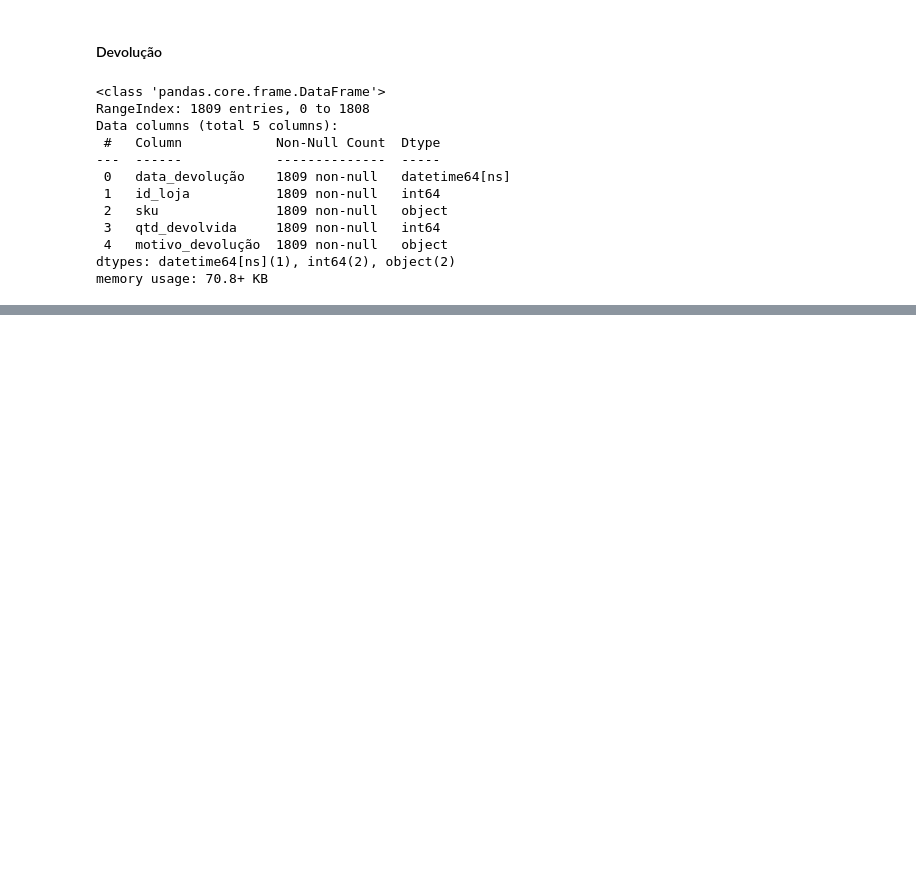
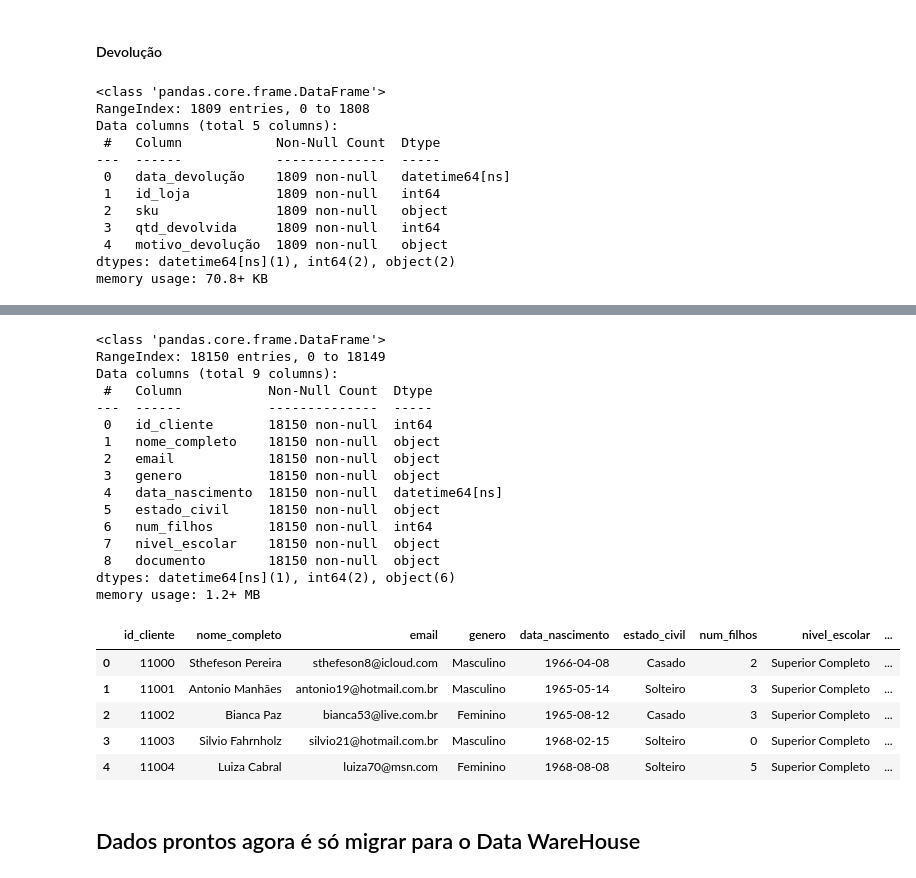
Before and after one commit to Marcelo-Kimura-Data/Projeto_01_Pipeline_CSV_SQL, a Jupyter notebook: Script_Projeto.ipynb, the cells around one changed output, grey strips where cells are left out. Saved outputs shown, nothing was run; the diff lists cells and outputs as text; code cells hidden in the pictures; blank space fills up the shorter version.

Commit message:
Commit 03
Importação para o SQL

```diff
--- a/Script_Projeto.ipynb
+++ b/Script_Projeto.ipynb
@@ -475,0 +577,28 @@ memory usage: 70.8+ KB
+# %%
+df_clientes.info()
+df_clientes.head()
+# %% [output]
+<class 'pandas.core.frame.DataFrame'>
+RangeIndex: 18150 entries, 0 to 18149
+Data columns (total 9 columns):
+ #   Column           Non-Null Count  Dtype
+---  ------           --------------  -----
+ 0   id_cliente       18150 non-null  int64
+ 1   nome_completo    18150 non-null  object
+ 2   email            18150 non-null  object
+ 3   genero           18150 non-null  object
+ 4   data_nascimento  18150 non-null  datetime64[ns]
+ 5   estado_civil     18150 non-null  object
+ 6   num_filhos       18150 non-null  int64
+ 7   nivel_escolar    18150 non-null  object
+ 8   documento        18150 non-null  object
+dtypes: datetime64[ns](1), int64(2), object(6)
+memory usage: 1.2+ MB
+|  | id_cliente | nome_completo | email | genero | data_nascimento | estado_civil | num_filhos | nivel_escolar | ... |
+| 0 | 11000 | Sthefeson Pereira | sthefeson8@icloud.com | Masculino | 1966-04-08 | Casado | 2 | Superior Completo | ... |
+| 1 | 11001 | Antonio Manhães | antonio19@hotmail.com.br | Masculino | 1965-05-14 | Solteiro | 3 | Superior Completo | ... |
+| 2 | 11002 | Bianca Paz | bianca53@live.com.br | Feminino | 1965-08-12 | Casado | 3 | Superior Completo | ... |
+| 3 | 11003 | Silvio Fahrnholz | silvio21@hotmail.com.br | Masculino | 1968-02-15 | Solteiro | 0 | Superior Completo | ... |
+| 4 | 11004 | Luiza Cabral | luiza70@msn.com | Feminino | 1968-08-08 | Solteiro | 5 | Superior Completo | ... |
+# %% [markdown]
+## Dados prontos agora é só migrar para o Data WareHouse
```
Also changed, not shown: parts of 8 cells of this notebook, 6 other files.
